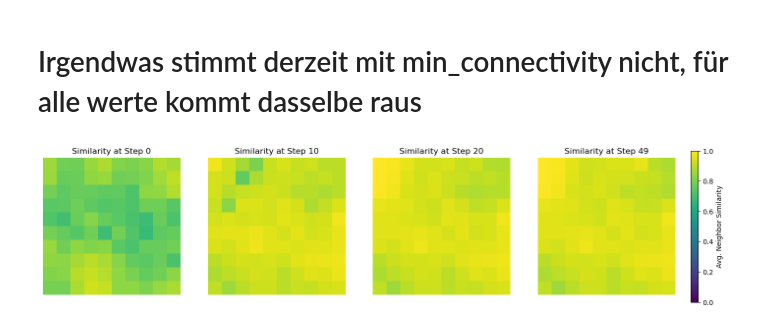
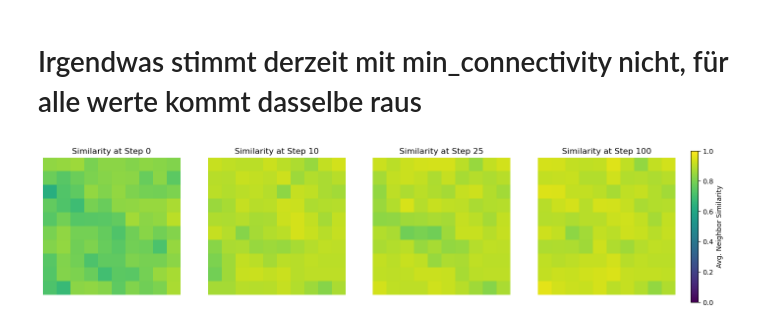
Before and after one commit to DanielSchipfer/Group-Project-CMSS, a Jupyter notebook: project_model.ipynb, the cells around one changed output. Drawn from its saved outputs; the diff is of its cells as text; code cells hidden in the pictures.

Commit message:
functioning_model

```diff
--- a/project_model.ipynb
+++ b/project_model.ipynb
@@ -30,44 +31,40 @@ final_combined_data = pd.concat(all_runs_data, ignore_index=True)
 # Store similarity grids here
 similarity_grids = []
 
-# Run model and collect similarity maps
-model = CulturalModel(width=10, height=10, difference_threshhold=0.3, use_distance=True, seed=42, min_connectivity=.2)
+model = CulturalModel(width=10, height=10, difference_threshhold=0.33, use_distance=True, seed=42, min_connectivity=0.3)
 
-for step in range(50):
+for step in range(101):
     model.step()
-
     similarity_grid = np.zeros((model.grid.width, model.grid.height))
 
     for agent in model.agents:
         x, y = agent.pos
         neighbors = model.grid.get_neighbors(agent.pos, moore=True, include_center=False)
         if not neighbors:
-            similarity_grid[x][y] = 1.0  # No neighbors = max similarity trivially
+            similarity_grid[x][y] = 1.0
             continue
 
         similarities = []
         for neighbor in neighbors:
             sim = sum(1 - abs(agent.culture[i] - neighbor.culture[i]) for i in range(5)) / 5
             similarities.append(sim)
 
         similarity_grid[x][y] = sum(similarities) / len(similarities)
 
-    similarity_grids.append(similarity_grid.T)  # transpose for imshow()
+    similarity_grids.append(similarity_grid.T)
 
-# Plot snapshots at selected steps
-import matplotlib.pyplot as plt
 
 fig, axes = plt.subplots(1, 4, figsize=(20, 5))
-steps_to_plot = [0, 10, 20, 49]
+steps_to_plot = [0, 10, 25, 100]
 
 for i, step in enumerate(steps_to_plot):
     im = axes[i].imshow(similarity_grids[step], cmap='viridis', vmin=0, vmax=1)
     axes[i].set_title(f"Similarity at Step {step}")
     axes[i].axis('off')
 
 cbar = fig.colorbar(im, ax=axes, location='right', shrink=0.8, pad=0.02)
 cbar.set_label("Avg. Neighbor Similarity")
 
 plt.show()
 # %% [output]
-[figure, old version]
+[figure, new version]
```
Also changed, not shown: parts of 10 cells of this notebook, 2 other files.
